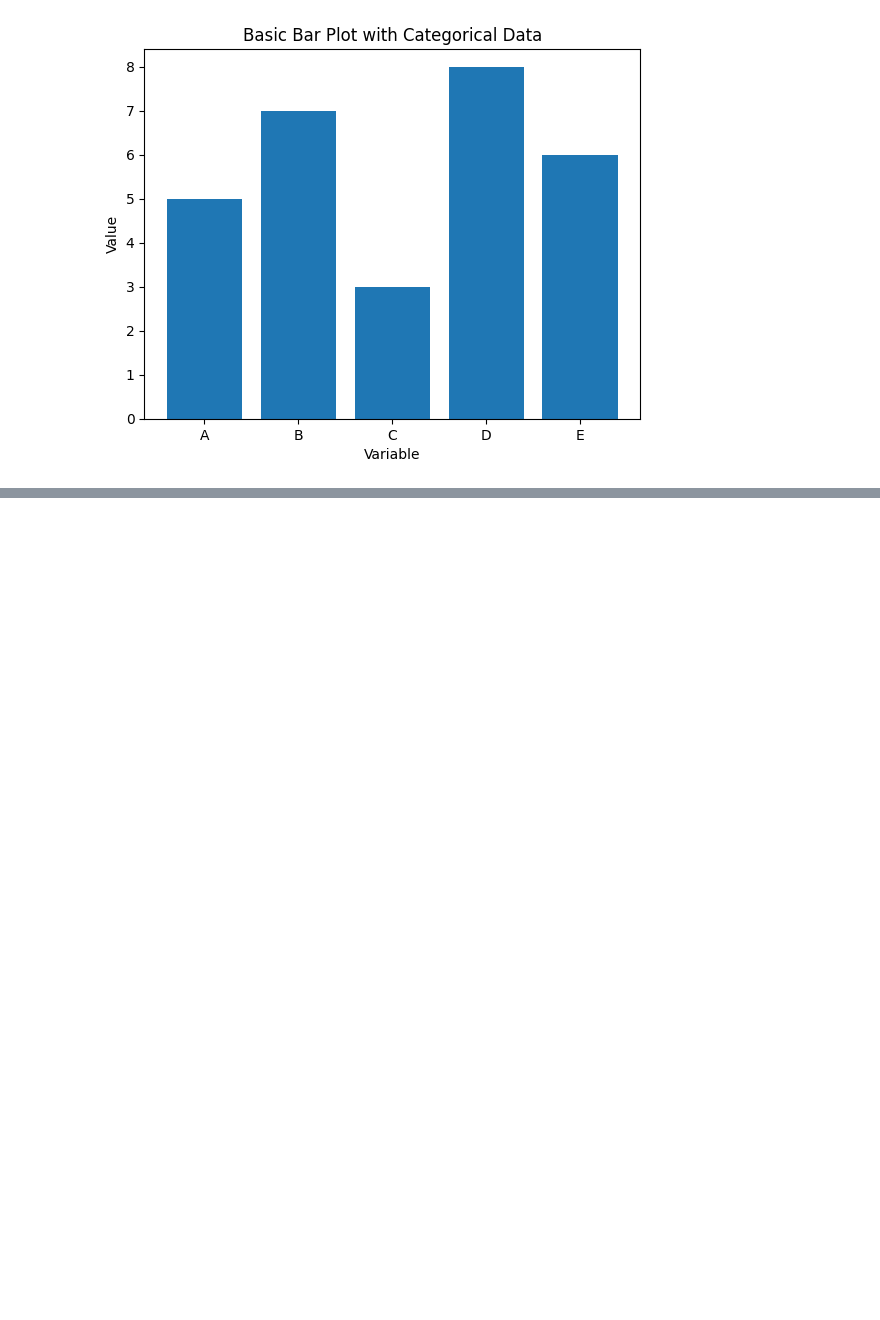
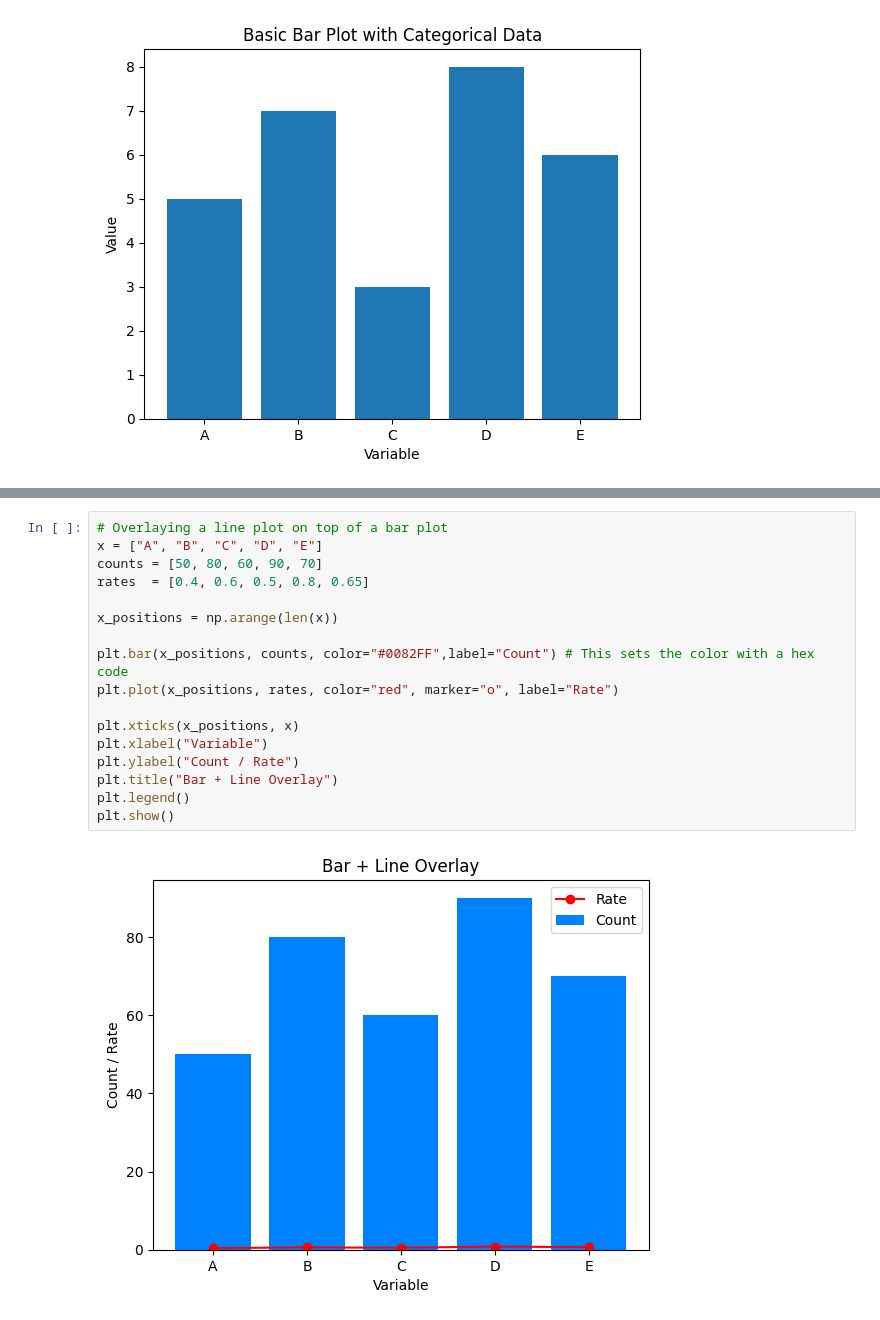
Before and after one commit to MichaelHeege/CAS-API-Presentation, a Jupyter notebook: Intro-To-Python.ipynb, the cells around one changed output, grey strips where cells are left out. Cells and saved outputs as stored; diff of their text form; blank space fills up the shorter version.

```diff
--- a/Intro-To-Python.ipynb
+++ b/Intro-To-Python.ipynb
@@ -668,0 +706,19 @@ The following code uses many different components:
+# %%
+# Overlaying a line plot on top of a bar plot
+x = ["A", "B", "C", "D", "E"]
+counts = [50, 80, 60, 90, 70]
+rates  = [0.4, 0.6, 0.5, 0.8, 0.65]
+
+x_positions = np.arange(len(x))
+
+plt.bar(x_positions, counts, color="#0082FF",label="Count") # This sets the color with a hex code
+plt.plot(x_positions, rates, color="red", marker="o", label="Rate")
+
+plt.xticks(x_positions, x)
+plt.xlabel("Variable")
+plt.ylabel("Count / Rate")
+plt.title("Bar + Line Overlay")
+plt.legend()
+plt.show()
+# %% [output]
+[figure, added]
```
Also changed, not shown: parts of 9 cells of this notebook.
